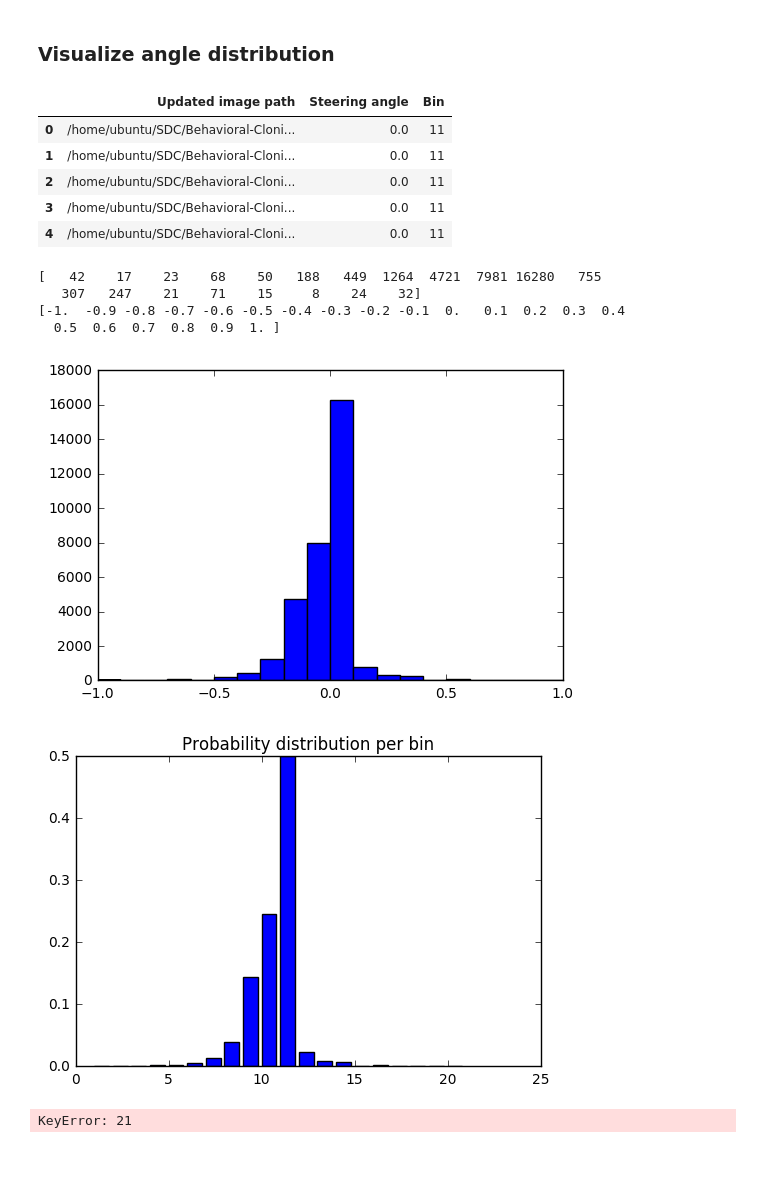
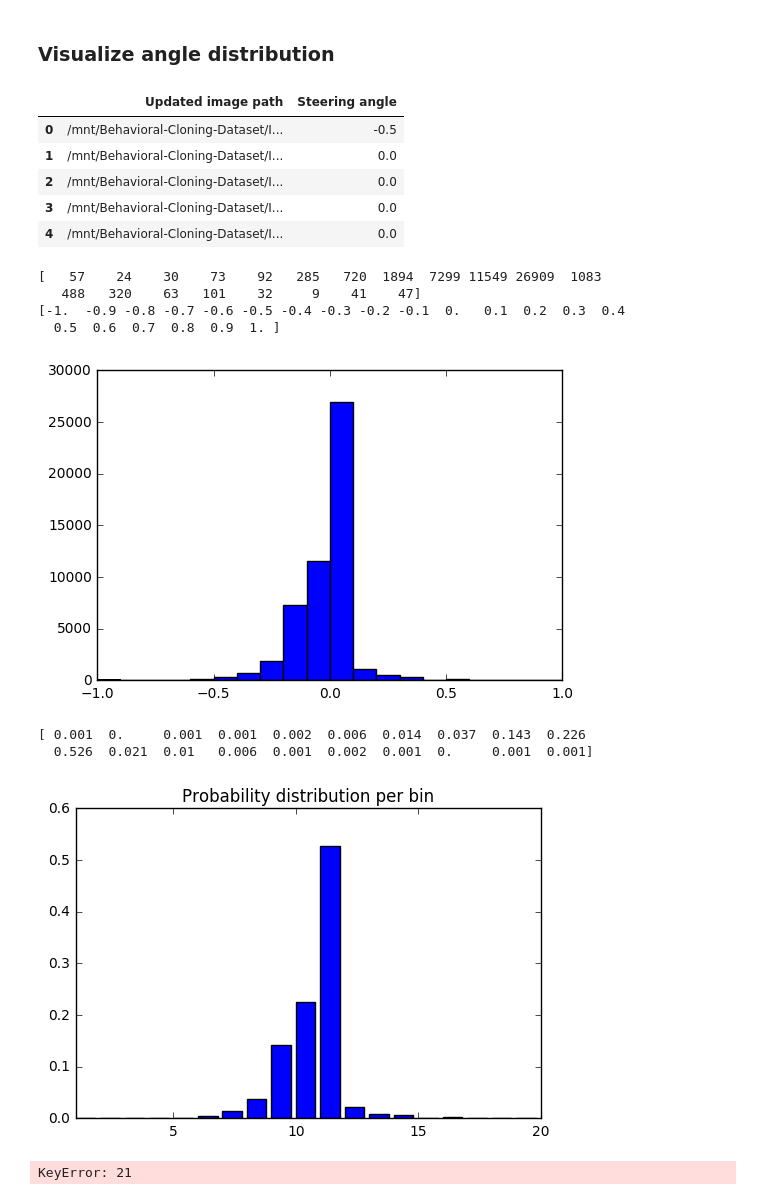
Before and after one commit to gachet/CarND-Behavioral-Cloning-P3, a Jupyter notebook: Explore dataset + Experimental setup.ipynb, the cells around one changed output. Saved outputs shown, nothing was run; the diff lists cells and outputs as text; code cells hidden in the pictures; blank space fills up the shorter version.

Commit message:
Added merge csv code so we can work with more than one dataset

```diff
--- a/Explore dataset + Experimental setup.ipynb
+++ b/Explore dataset + Experimental setup.ipynb
@@ -19,0 +13,10 @@ path2csv_validation = "/home/ubuntu/SDC/Behavioral-Cloning-Dataset/driving_log_v
+# %%
+path2dataset = "/mnt/Behavioral-Cloning-Dataset/"
+path2images = path2dataset + "IMG/"
+pattern = "*.jpg"
+path2csv = path2dataset + "driving_log_master.csv"
+path2csv_cleaned = path2dataset + "driving_log_cleaned.csv"
+path2csv_training = path2dataset + "driving_log_training.csv"
+path2csv_validation = path2dataset + "driving_log_validation.csv"
+
+csv_column_names = ["Center Image", "Left Image", "Right Image", "Steering Angle", "Throttle", "Break", "Speed"]
@@ -20,7 +66,7 @@ path2csv_validation = "/home/ubuntu/SDC/Behavioral-Cloning-Dataset/driving_log_v
 # %% [markdown]
 # CSV Preprocessing
 # %%
-df = pd.read_csv(path2csv, names=["Center Image", "Left Image", "Right Image", "Steering Angle", "Throttle", "Break", "Speed"])
+df = pd.read_csv(path2csv)
 df.head()
 # %% [output]
 |  | Center Image | Left Image | Right Image | Steering Angle | Throttle | Break | Speed |
@@ -104,5 +143,5 @@ string.split("\\")
 # %%
-updated_directory = "/home/ubuntu/SDC/Behavioral-Cloning-Dataset/IMG/"
+updated_directory = path2images
 
 def update_path(path):
     return updated_directory + path.split("\\")[-1]
@@ -139,4 +178,5 @@ Index(['Original image path', 'Steering angle', 'Updated image path',
       dtype='object')
 # %%
 df3 = df2[df2["Exists"] == True]
-df3 = df3[["Updated image path", "Steering angle"]].copy()
+df3 = df3[["Updated image path", "Steering angle"]].reset_index(drop=True).copy()
+df3.head()
@@ -204,12 +249,12 @@ Every time we load an image we will have to apply a crop like img[50:150, :]
 # %%
 df3.head()
 # %% [output]
-|  | Updated image path | Steering angle | Bin |
-| 0 | /home/ubuntu/SDC/Behavioral-Cloni... | 0.0 | 11 |
-| 1 | /home/ubuntu/SDC/Behavioral-Cloni... | 0.0 | 11 |
-| 2 | /home/ubuntu/SDC/Behavioral-Cloni... | 0.0 | 11 |
-| 3 | /home/ubuntu/SDC/Behavioral-Cloni... | 0.0 | 11 |
-| 4 | /home/ubuntu/SDC/Behavioral-Cloni... | 0.0 | 11 |
+|  | Updated image path | Steering angle |
+| 0 | /mnt/Behavioral-Cloning-Dataset/I... | -0.5 |
+| 1 | /mnt/Behavioral-Cloning-Dataset/I... | 0.0 |
+| 2 | /mnt/Behavioral-Cloning-Dataset/I... | 0.0 |
+| 3 | /mnt/Behavioral-Cloning-Dataset/I... | 0.0 |
+| 4 | /mnt/Behavioral-Cloning-Dataset/I... | 0.0 |
 # %%
 ret = plt.hist(df3['Steering angle'], 20)
 
@@ -219,20 +264,24 @@ bins = ret[1]
 print(count)
 print(bins)
 # %% [output]
-[   42    17    23    68    50   188   449  1264  4721  7981 16280   755
-   307   247    21    71    15     8    24    32]
+[   57    24    30    73    92   285   720  1894  7299 11549 26909  1083
+   488   320    63   101    32     9    41    47]
 [-1.  -0.9 -0.8 -0.7 -0.6 -0.5 -0.4 -0.3 -0.2 -0.1  0.   0.1  0.2  0.3  0.4
   0.5  0.6  0.7  0.8  0.9  1. ]
-[figure, old version]
+[figure, new version]
 # %%
 df3['Bin'] = np.digitize(df3['Steering angle'], bins)
 # %%
 Prob_bin_appearance = count/np.sum(count)
 # %%
+print(np.around(Prob_bin_appearance, 3))
 _ = plt.bar(range(1, len(Prob_bin_appearance)+1), Prob_bin_appearance)
 _ = plt.title("Probability distribution per bin")
+_ = plt.xlim([1, 20])
 # %% [output]
+[ 0.001  0.     0.001  0.001  0.002  0.006  0.014  0.037  0.143  0.226
+  0.526  0.021  0.01   0.006  0.001  0.002  0.001  0.     0.001  0.001]
-[figure, old version]
+[figure, new version]
 # %%
 # converter maps bin id -> probability
 converter = dict(zip(range(1,len(bins)), Prob_bin_appearance))
```
Also changed, not shown: parts of 28 cells of this notebook.
